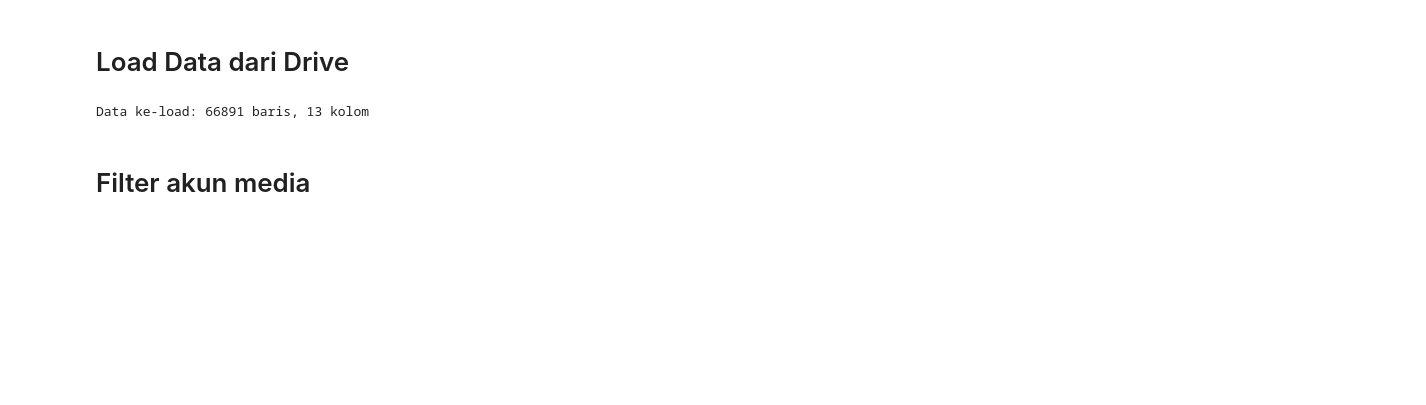
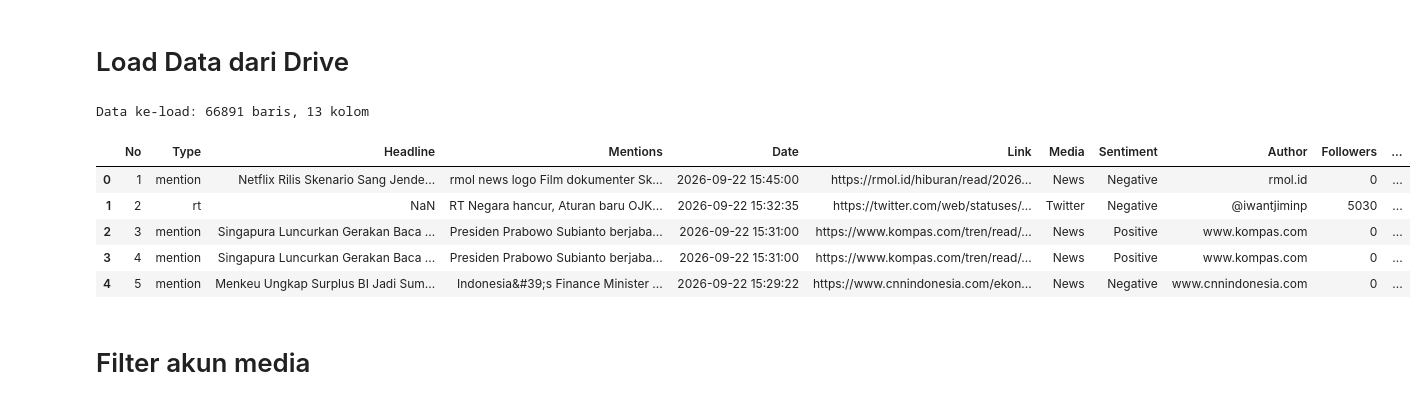
Before and after one commit to aldo02032004/naufaldo.github.io, a Jupyter notebook: kol_network_stance.ipynb, the cells around one changed output. Drawn from its saved outputs; the diff is of its cells as text; code cells hidden in the pictures; blank space fills up the shorter version.

```diff
--- a/kol_network_stance.ipynb
+++ b/kol_network_stance.ipynb
@@ -279,27 +285,34 @@ Config topik dibaca dari /content/drive/MyDrive/topic_config_prabowo_vladivostok
 # %%
 def xlsx_url(link):
     # link google sheets/drive -> link download xlsx
     match = re.search(r"/d/([\w-]+)", link)
     if not match:
         return link
     if "drive.google.com" in link:
         return f"https://drive.google.com/uc?export=download&id={match.group(1)}"
     return f"https://docs.google.com/spreadsheets/d/{match.group(1)}/export?format=xlsx"
 
 
 def load_raw_data(link):
     try:
         df = pd.read_excel(xlsx_url(link), header=1)
     except ValueError as e:
         raise ValueError(f"Gagal baca {link}. Pastiin aksesnya 'Anyone with the link'") from e
     df.columns = df.columns.str.strip()
     return df[EXPECTED_COLS]   # kalau ada kolom yang ilang bakal KeyError
 
 df_raw = pd.concat([load_raw_data(s).assign(source_file=f"file_{i}") for i, s in enumerate(SOURCES, 1)],
                    ignore_index=True)
 print(f"Data ke-load: {df_raw.shape[0]} baris, {df_raw.shape[1]} kolom")
+display(df_raw.head())
 # %% [output]
 Data ke-load: 66891 baris, 13 kolom
+|  | No | Type | Headline | Mentions | Date | Link | Media | Sentiment | Author | Followers | ... |
+| 0 | 1 | mention | Netflix Rilis Skenario Sang Jende... | rmol news logo Film dokumenter Sk... | 2026-09-22 15:45:00 | https://rmol.id/hiburan/read/2026... | News | Negative | rmol.id | 0 | ... |
+| 1 | 2 | rt | NaN | RT Negara hancur, Aturan baru OJK... | 2026-09-22 15:32:35 | https://twitter.com/web/statuses/... | Twitter | Negative | @iwantjiminp | 5030 | ... |
+| 2 | 3 | mention | Singapura Luncurkan Gerakan Baca ... | Presiden Prabowo Subianto berjaba... | 2026-09-22 15:31:00 | https://www.kompas.com/tren/read/... | News | Positive | www.kompas.com | 0 | ... |
+| 3 | 4 | mention | Singapura Luncurkan Gerakan Baca ... | Presiden Prabowo Subianto berjaba... | 2026-09-22 15:31:00 | https://www.kompas.com/tren/read/... | News | Positive | www.kompas.com | 0 | ... |
+| 4 | 5 | mention | Menkeu Ungkap Surplus BI Jadi Sum... | Indonesia&#39;s Finance Minister ... | 2026-09-22 15:29:22 | https://www.cnnindonesia.com/ekon... | News | Negative | www.cnnindonesia.com | 0 | ... |
 # %% [markdown]
 # Filter akun media
 # %%
```
Also changed, not shown: parts of 17 cells of this notebook.
